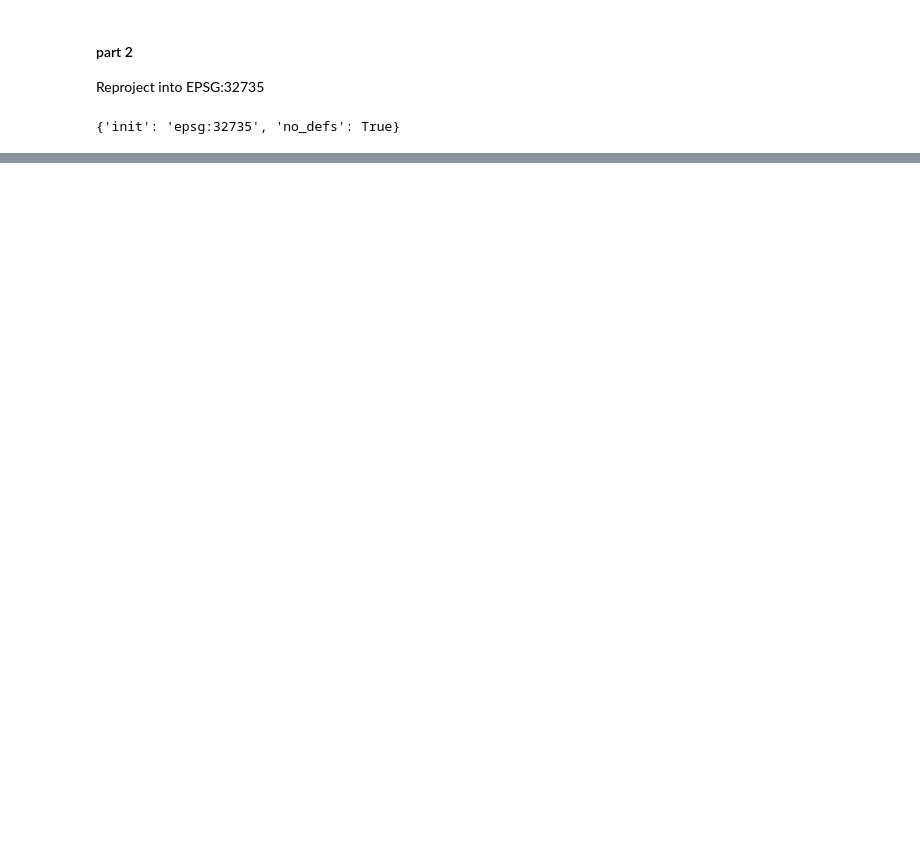
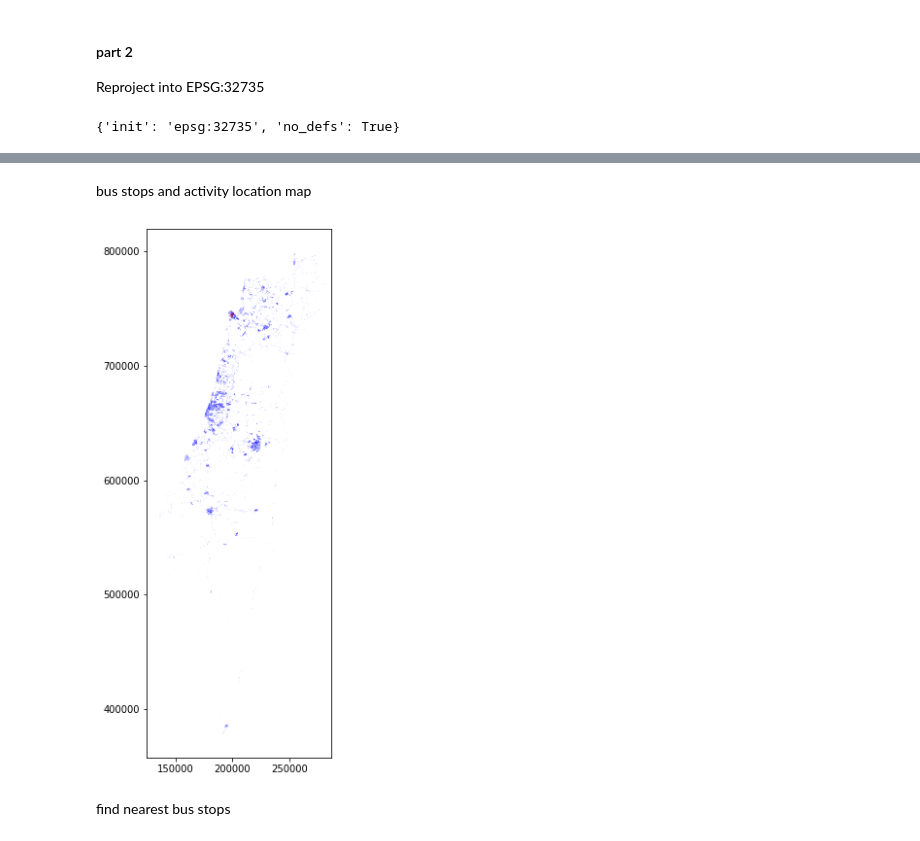
Before and after one commit to orenltr/gis_dev, a Jupyter notebook: hw1.ipynb, the cells around one changed output, grey strips where cells are left out. Drawn from its saved outputs; the diff is of its cells as text; code cells hidden in the pictures; blank space fills up the shorter version.

Commit message:
hw1- finished except last shp

```diff
--- a/hw1.ipynb
+++ b/hw1.ipynb
@@ -147,0 +228,5 @@ KeyError: 0
+# %%
+
+file_path = r'data\activity_locations.txt'
+activity_locations = pd.read_csv(file_path, sep=';')
+activity_locations.head()
@@ -147,0 +239,12 @@ KeyError: 0
+# %%
+# Geocode addresses with Nominatim backend
+# geolocator = Nominatim(user_agent="users address")
+geolocator = Nominatim(user_agent="users address")
+geo_code = RateLimiter(geolocator.geocode, min_delay_seconds=1, max_retries=5, error_wait_seconds=5,return_value_on_exception=None)
+
+geo = geocode(activity_locations['addr'])
+# print(geo.crs)
+geo.crs = {'init': 'epsg:4326'}
+activity_locations = gpd.GeoDataFrame(geo, crs=from_epsg(4326))
+
+activity_locations.head(2)
@@ -147,0 +253,7 @@ KeyError: 0
+# %%
+# for when  geocode doesn't work
+activity_locations = gpd.GeoDataFrame(activity_locations, crs=from_epsg(2039))
+geometry = [Point(199981.462,745771.274), Point(198947.765,744109.790)]
+activity_locations['geometry'] = geometry
+
+activity_locations.head(2)
@@ -147,0 +266,10 @@ KeyError: 0
+# %%
+bus_stops_file_path = r"data\Bus_Stops.shp"
+bus_stops = gpd.read_file(bus_stops_file_path, encoding='utf-8')
+bus_stops.head()
+
+# projecting to israel TM grid
+activity_locations = activity_locations.to_crs(epsg=2039)
+bus_stops = bus_stops.to_crs(epsg=2039)
+
+bus_stops.head()
@@ -147,0 +283,10 @@ KeyError: 0
+# %% [markdown]
+bus stops and activity location map
+# %%
+ax = activity_locations.plot(color='red', figsize=(10, 10), alpha=0.5, linewidth=0.1, markersize=10)
+bus_stops.plot(ax=ax,color='blue', figsize=(10, 10), alpha=0.5, linewidth=0.1, markersize=0.01)
+plt.show()
+# %% [output]
+[figure, added]
+# %% [markdown]
+find nearest bus stops
```
Also changed, not shown: parts of 42 cells of this notebook, 1 other file.
